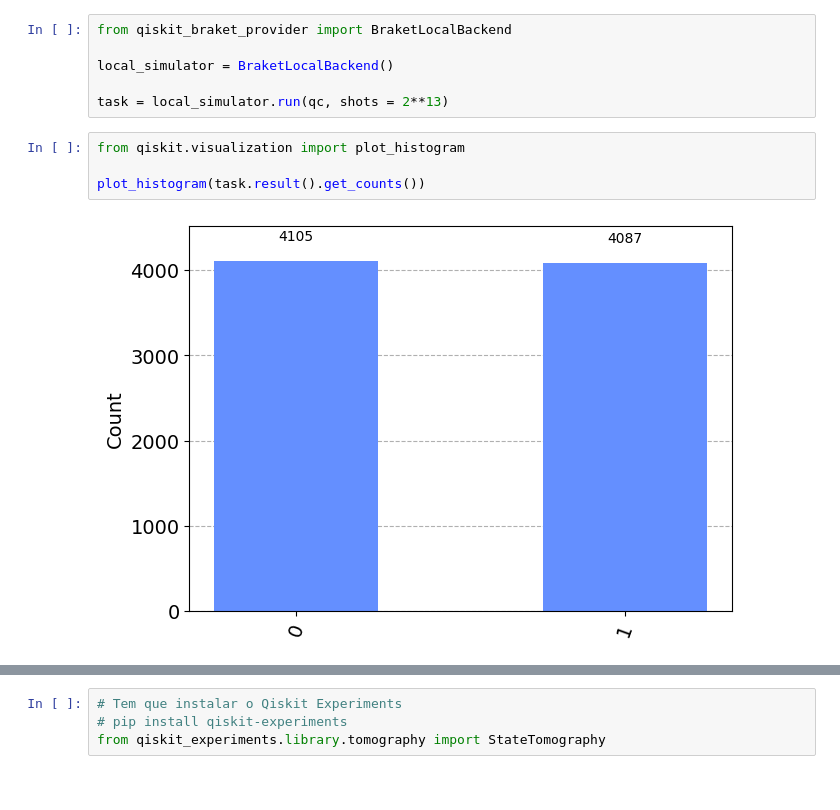
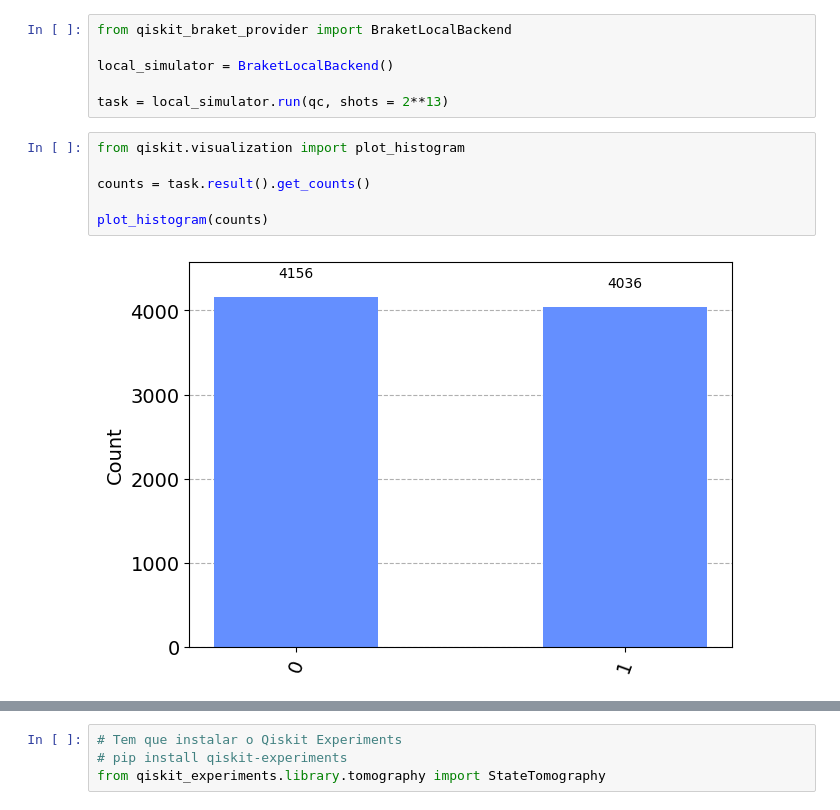
Before and after one commit to jonasmaziero/Projeto_CNPq_AWS_2023, a Jupyter notebook: teste2.ipynb, the cells around one changed output, grey strips where cells are left out. Saved outputs shown, nothing was run; the diff lists cells and outputs as text.

```diff
--- a/teste2.ipynb
+++ b/teste2.ipynb
@@ -25,6 +23,8 @@ task = local_simulator.run(qc, shots = 2**13)
 # %%
 from qiskit.visualization import plot_histogram
 
-plot_histogram(task.result().get_counts())
+counts = task.result().get_counts()
+
+plot_histogram(counts)
 # %% [output]
-[figure, old version]
+[figure, new version]
```
Also changed, not shown: parts of 14 cells of this notebook.
